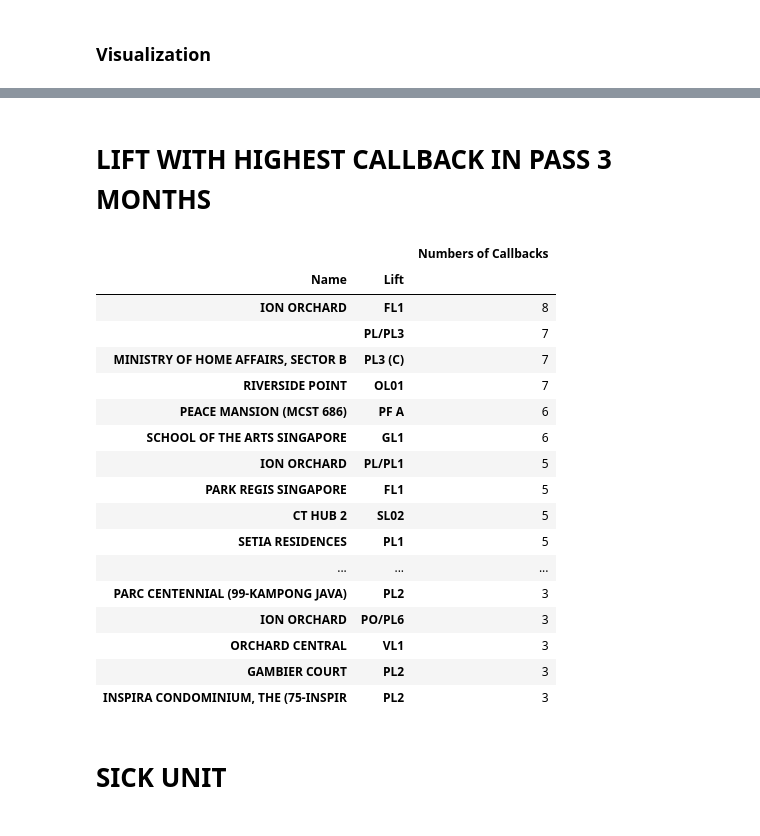
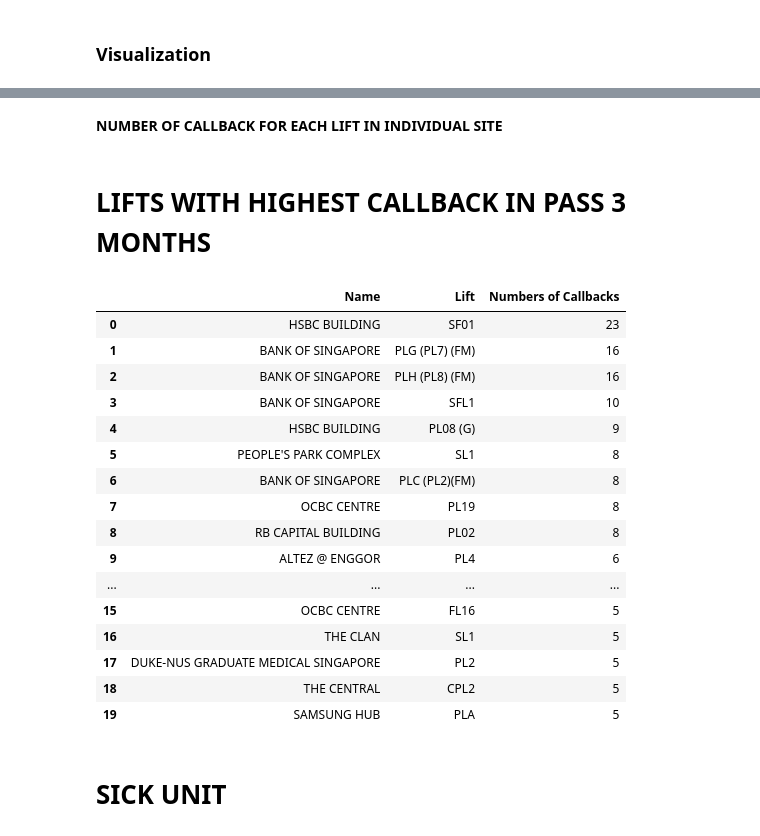
Before and after one commit to melvinps/Data-Analysis-Schindler-Lift-Singapore, a Jupyter notebook: Callback_Analysis.ipynb, the cells around one changed output, grey strips where cells are left out. Cells and saved outputs as stored; diff of their text form; code cells hidden in the pictures.

```diff
--- a/Callback_Analysis.ipynb
+++ b/Callback_Analysis.ipynb
@@ -29,4 +23,0 @@ df['Notification date'] = pd.to_datetime(df['Notification date'])
-# %%
-route = input('Enter Route: ')
-route = '808' + route.upper()
-print('Route: ' + route)
@@ -35,0 +26,10 @@ Route: 808D02
+# %%
+# Select Route
+enter = input('Enter Route: ')
+input_route = enter.upper().split(' ')
+
+route_lst = []
+for route in input_route:
+  route_lst.append('808' + route)
+
+print('Route Selected: ' + str(route_lst))
@@ -36,4 +39,5 @@ Route: 808D02
 # %%
-m = input('Enter the month of notification date: ')
+# Enter Current Month
+m = input('Enter the current month: ')
 print('Month selected: ' + m)
 # %% [output]
@@ -53 +57,8 @@ pass_month
+# %%
+# Callback logs Selected Route
+df_route = df.loc[(df['Location']).isin(route_lst)]
+# Current month callback logs of Selected Route
+df_route_current_month = df_route.loc[df_route['Notification date'].dt.month == int(m)]
+# Last 3 months callback logs of Selected Route
+df_route_pass_month = df_route.loc[(df_route['Notification date'].dt.month).isin(pass_month)]
 # %%
@@ -111,0 +107,2 @@ for p in g.patches:
+# %% [markdown]
+**NUMBER OF CALLBACK FOR EACH LIFT IN INDIVIDUAL SITE**
@@ -112,25 +133,25 @@ for p in g.patches:
 # %% [markdown]
-# **LIFT WITH HIGHEST CALLBACK IN PASS 3 MONTHS**
+# **LIFTS WITH HIGHEST CALLBACK IN PASS 3 MONTHS**
 # %%
 top_lift = df_route_pass_month.drop(['Notification date','Location','Long Text Description'], axis=1)
 top_lift.rename({'Description': 'Numbers of Callbacks', 'Description of technical object':'Lift'}, axis=1, inplace=True)
-top_lift.groupby(['Name','Lift']).count().sort_values(by=['Numbers of Callbacks'], ascending= False)[0:20]
+df_top = top_lift.groupby(['Name','Lift']).count().sort_values(by=['Numbers of Callbacks'], ascending= False)[0:20]
+df_top.reset_index()
 # %% [output]
-|  |  | Numbers of Callbacks |
-| Name | Lift |  |
-| ION ORCHARD | FL1 | 8 |
-|  | PL/PL3 | 7 |
-| MINISTRY OF HOME AFFAIRS, SECTOR B | PL3 (C) | 7 |
-| RIVERSIDE POINT | OL01 | 7 |
-| PEACE MANSION (MCST 686) | PF A | 6 |
-| SCHOOL OF THE ARTS SINGAPORE | GL1 | 6 |
-| ION ORCHARD | PL/PL1 | 5 |
-| PARK REGIS SINGAPORE | FL1 | 5 |
-| CT HUB 2 | SL02 | 5 |
-| SETIA RESIDENCES | PL1 | 5 |
-| ... | ... | ... |
-| PARC CENTENNIAL (99-KAMPONG JAVA) | PL2 | 3 |
-| ION ORCHARD | PO/PL6 | 3 |
-| ORCHARD CENTRAL | VL1 | 3 |
-| GAMBIER COURT | PL2 | 3 |
-| INSPIRA CONDOMINIUM, THE (75-INSPIR | PL2 | 3 |
+|  | Name | Lift | Numbers of Callbacks |
+| 0 | HSBC BUILDING | SF01 | 23 |
+| 1 | BANK OF SINGAPORE | PLG (PL7) (FM) | 16 |
+| 2 | BANK OF SINGAPORE | PLH (PL8) (FM) | 16 |
+| 3 | BANK OF SINGAPORE | SFL1 | 10 |
+| 4 | HSBC BUILDING | PL08 (G) | 9 |
+| 5 | PEOPLE'S PARK COMPLEX | SL1 | 8 |
+| 6 | BANK OF SINGAPORE | PLC (PL2)(FM) | 8 |
+| 7 | OCBC CENTRE | PL19 | 8 |
+| 8 | RB CAPITAL BUILDING | PL02 | 8 |
+| 9 | ALTEZ @ ENGGOR | PL4 | 6 |
+| ... | ... | ... | ... |
+| 15 | OCBC CENTRE | FL16 | 5 |
+| 16 | THE CLAN | SL1 | 5 |
+| 17 | DUKE-NUS GRADUATE MEDICAL SINGAPORE | PL2 | 5 |
+| 18 | THE CENTRAL | CPL2 | 5 |
+| 19 | SAMSUNG HUB | PLA | 5 |
```
Also changed, not shown: parts of 20 cells of this notebook.
